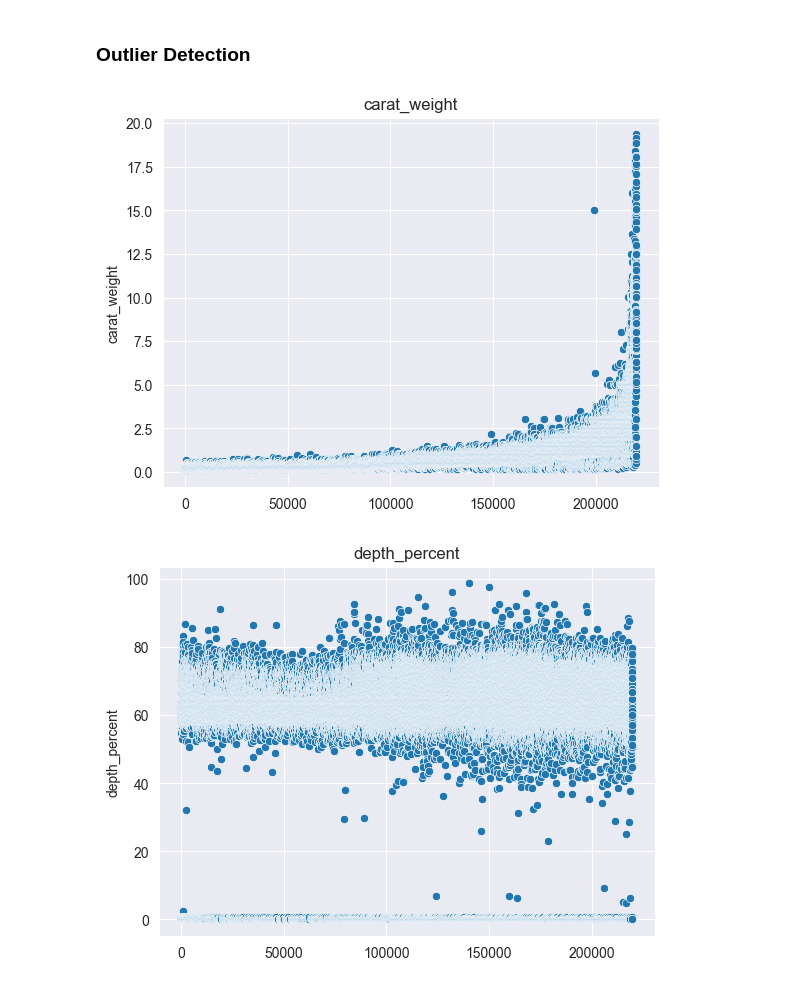
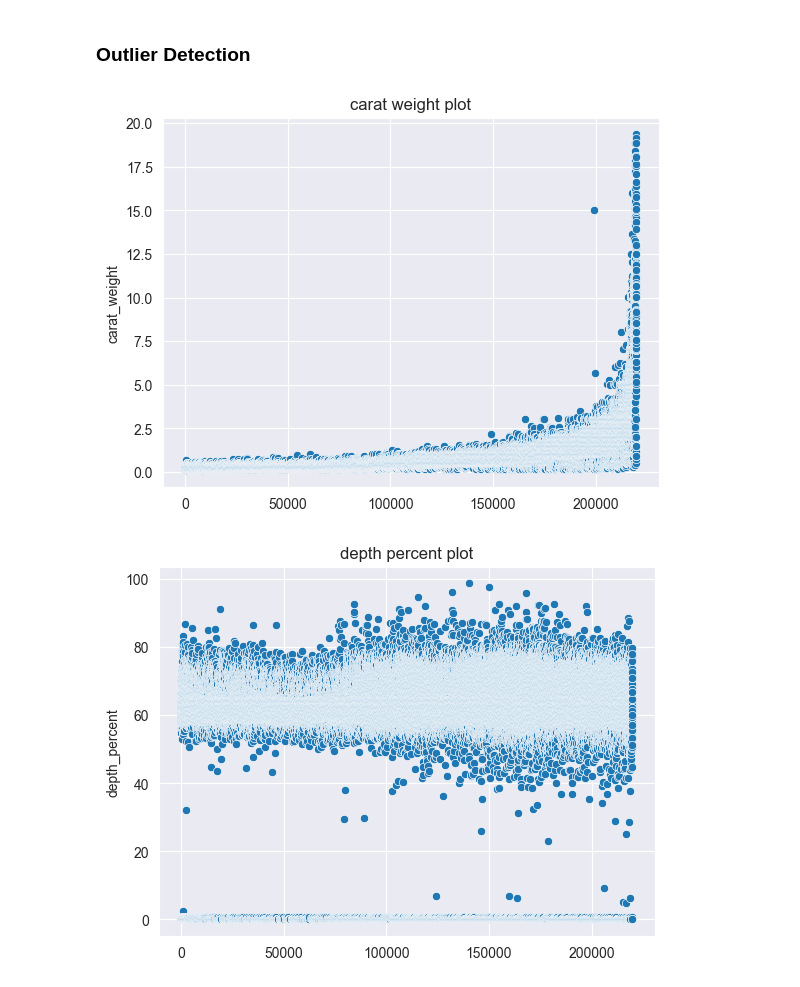
Before and after one commit to amith-vardhan99/udemy, a Jupyter notebook: Predicting Diamond Sales Price with Multiple Regression Methods/notebook.ipynb, the cells around one changed output. Cells and saved outputs as stored; diff of their text form; code cells hidden in the pictures.

```diff
--- a/Predicting Diamond Sales Price with Multiple Regression Methods/notebook.ipynb
+++ b/Predicting Diamond Sales Price with Multiple Regression Methods/notebook.ipynb
@@ -119,8 +121,8 @@ df_3.head()
 # %%
 for i in numeric_types_float:
     sns.scatterplot(data=df_3[i])
-    plt.title(i)
+    plt.title(" ".join(i.split("_"))+" plot")
     plt.show()
 # %% [output]
-[figure, old version]
+[figure, new version]
-[figure, old version]
+[figure, new version]
```
Also changed, not shown: parts of 3 cells of this notebook.
